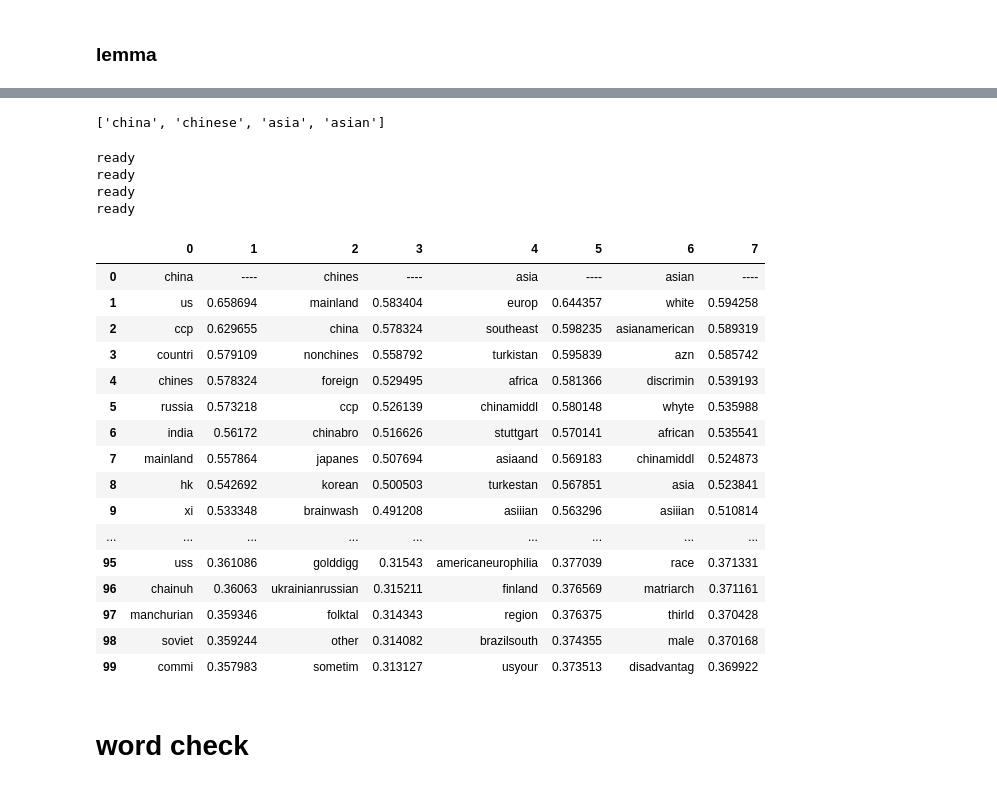
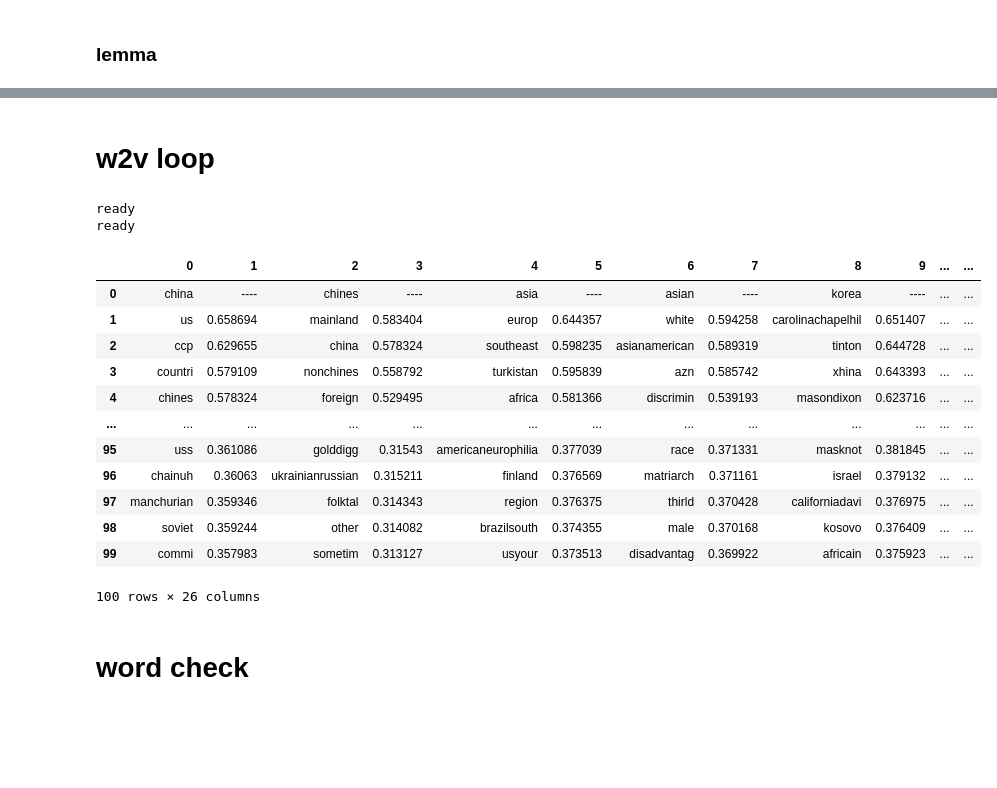
Before and after one commit to y4c6/master_thesis, a Jupyter notebook: EJMR_final_2.ipynb, the cells around one changed output, grey strips where cells are left out. Cells and saved outputs as stored; diff of their text form; code cells hidden in the pictures; blank space fills up the shorter version.

```diff
--- a/EJMR_final_2.ipynb
+++ b/EJMR_final_2.ipynb
@@ -610,2 +750,8 @@ strong
 # %% [markdown]
 ### lemma
+# %%
+word = 'toilet'
+
+print(word)
+
+display(pd.DataFrame(w2v_ao2_lemma.wv.most_similar(word, topn=topn), columns=['Word', 'Sims']))
@@ -612,5 +777,9 @@ strong
+# %% [markdown]
+# w2v loop
 # %%
 targets = ['china', 'chinese', 'asia', 'asian']
+# %%
+asian_target = ['china', 'chinese', 'asia', 'asian', 'korea', 'korean', 'japan', 'japanese', 'taiwan', 'taiwanese', 'hongkong', 'tibet', 'xinjiang']
 # %%
 from nltk.stem import PorterStemmer
 
@@ -639,14 +808,12 @@ def W2V_df_generator(model, tokenizor, words, topn):
 
   return df_w2v
 # %%
-targets
+targets = asian_target
-# %% [output]
-['china', 'chinese', 'asia', 'asian']
 # %%
-w2v_co2_stem_df = W2V_df_generator(w2v_co2_stem, 'stem', targets, 100)
-print('ready')
-w2v_co2_lemma_df = W2V_df_generator(w2v_co2_lemma, 'lemma', targets, 100)
-print('ready')
+# w2v_co2_stem_df = W2V_df_generator(w2v_co2_stem, 'stem', targets, 100)
+# print('ready')
+# w2v_co2_lemma_df = W2V_df_generator(w2v_co2_lemma, 'lemma', targets, 100)
+# print('ready')
 w2v_ao2_stem_df = W2V_df_generator(w2v_ao2_stem, 'stem', targets, 100)
 print('ready')
 w2v_ao2_lemma_df = W2V_df_generator(w2v_ao2_lemma, 'lemma', targets, 100)
@@ -654,8 +821,6 @@ print('ready')
 # %% [output]
 ready
 ready
-ready
-ready
 # %%
 # w2v_co2_stem_df.to_csv('/content/gdrive/MyDrive/Thesis_Data&Result/COAO/EJMR_W2V_co2_stem_a_100.csv')
 # w2v_co2_lemma_df.to_csv('/content/gdrive/MyDrive/Thesis_Data&Result/COAO/EJMR_W2V_co2_lemma_a_100.csv')
@@ -664,29 +829,25 @@ ready
 # %%
 def Displayer(i:int):
 
-  df_list = [w2v_co2_stem_df, w2v_co2_lemma_df, w2v_ao2_stem_df, w2v_ao2_lemma_df]
+  df_list = [w2v_ao2_stem_df, w2v_ao2_lemma_df] #w2v_co2_stem_df, w2v_co2_lemma_df,
 
   display(df_list[i])
 # %%
-Displayer(2)
+Displayer(0)
 # %% [output]
-|  | 0 | 1 | 2 | 3 | 4 | 5 | 6 | 7 |
-| 0 | china | ---- | chines | ---- | asia | ---- | asian | ---- |
-| 1 | us | 0.658694 | mainland | 0.583404 | europ | 0.644357 | white | 0.594258 |
-| 2 | ccp | 0.629655 | china | 0.578324 | southeast | 0.598235 | asianamerican | 0.589319 |
-| 3 | countri | 0.579109 | nonchines | 0.558792 | turkistan | 0.595839 | azn | 0.585742 |
-| 4 | chines | 0.578324 | foreign | 0.529495 | africa | 0.581366 | discrimin | 0.539193 |
-| 5 | russia | 0.573218 | ccp | 0.526139 | chinamiddl | 0.580148 | whyte | 0.535988 |
-| 6 | india | 0.56172 | chinabro | 0.516626 | stuttgart | 0.570141 | african | 0.535541 |
-| 7 | mainland | 0.557864 | japanes | 0.507694 | asiaand | 0.569183 | chinamiddl | 0.524873 |
-| 8 | hk | 0.542692 | korean | 0.500503 | turkestan | 0.567851 | asia | 0.523841 |
-| 9 | xi | 0.533348 | brainwash | 0.491208 | asiiian | 0.563296 | asiiian | 0.510814 |
-| ... | ... | ... | ... | ... | ... | ... | ... | ... |
-| 95 | uss | 0.361086 | golddigg | 0.31543 | americaneurophilia | 0.377039 | race | 0.371331 |
-| 96 | chainuh | 0.36063 | ukrainianrussian | 0.315211 | finland | 0.376569 | matriarch | 0.371161 |
-| 97 | manchurian | 0.359346 | folktal | 0.314343 | region | 0.376375 | thirld | 0.370428 |
-| 98 | soviet | 0.359244 | other | 0.314082 | brazilsouth | 0.374355 | male | 0.370168 |
-| 99 | commi | 0.357983 | sometim | 0.313127 | usyour | 0.373513 | disadvantag | 0.369922 |
+|  | 0 | 1 | 2 | 3 | 4 | 5 | 6 | 7 | 8 | 9 | ... | ... |
+| 0 | china | ---- | chines | ---- | asia | ---- | asian | ---- | korea | ---- | ... | ... |
+| 1 | us | 0.658694 | mainland | 0.583404 | europ | 0.644357 | white | 0.594258 | carolinachapelhil | 0.651407 | ... | ... |
+| 2 | ccp | 0.629655 | china | 0.578324 | southeast | 0.598235 | asianamerican | 0.589319 | tinton | 0.644728 | ... | ... |
+| 3 | countri | 0.579109 | nonchines | 0.558792 | turkistan | 0.595839 | azn | 0.585742 | xhina | 0.643393 | ... | ... |
+| 4 | chines | 0.578324 | foreign | 0.529495 | africa | 0.581366 | discrimin | 0.539193 | masondixon | 0.623716 | ... | ... |
+| ... | ... | ... | ... | ... | ... | ... | ... | ... | ... | ... | ... | ... |
+| 95 | uss | 0.361086 | golddigg | 0.31543 | americaneurophilia | 0.377039 | race | 0.371331 | masknot | 0.381845 | ... | ... |
+| 96 | chainuh | 0.36063 | ukrainianrussian | 0.315211 | finland | 0.376569 | matriarch | 0.371161 | israel | 0.379132 | ... | ... |
+| 97 | manchurian | 0.359346 | folktal | 0.314343 | region | 0.376375 | thirld | 0.370428 | californiadavi | 0.376975 | ... | ... |
+| 98 | soviet | 0.359244 | other | 0.314082 | brazilsouth | 0.374355 | male | 0.370168 | kosovo | 0.376409 | ... | ... |
+| 99 | commi | 0.357983 | sometim | 0.313127 | usyour | 0.373513 | disadvantag | 0.369922 | africain | 0.375923 | ... | ... |
+100 rows × 26 columns
 # %% [markdown]
 # word check
 # %%
```
Also changed, not shown: parts of 36 cells of this notebook.
